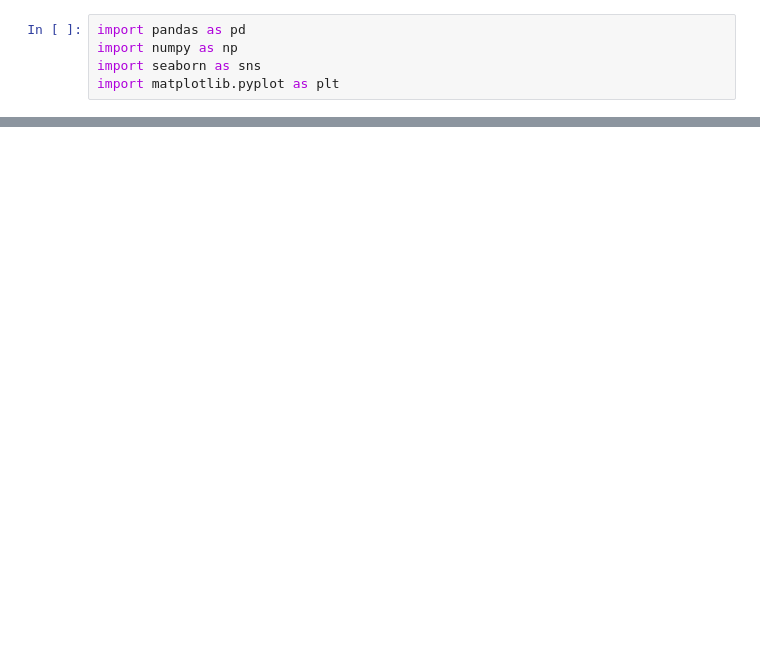
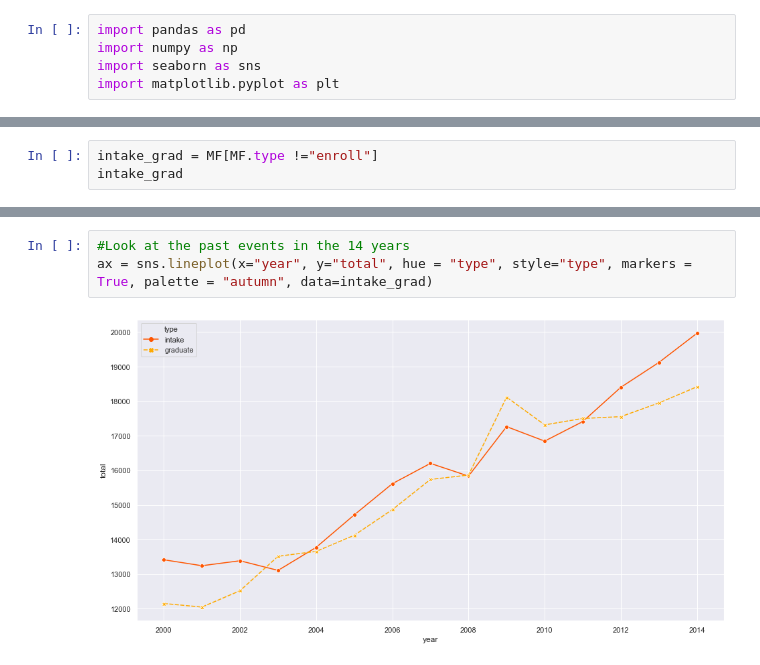
Before and after one commit to jurgen-tan-git/PDS-Assignments, a Jupyter notebook: Assignment 2/Scripts/Graphing/Enroll, Intake & Graduate Graph.ipynb, the cells around one changed output, grey strips where cells are left out. Drawn from its saved outputs; the diff is of its cells as text; blank space fills up the shorter version.

```diff
--- a/Assignment 2/Scripts/Graphing/Enroll, Intake & Graduate Graph.ipynb
+++ b/Assignment 2/Scripts/Graphing/Enroll, Intake & Graduate Graph.ipynb
@@ -56,0 +109,3 @@ plt.show(ax)
+# %%
+intake_grad = MF[MF.type !="enroll"]
+intake_grad
@@ -56,0 +130,5 @@ plt.show(ax)
+# %%
+#Look at the past events in the 14 years
+ax = sns.lineplot(x="year", y="total", hue = "type", style="type", markers = True, palette = "autumn", data=intake_grad)
+# %% [output]
+[figure, added]
```
Also changed, not shown: parts of 9 cells of this notebook, 7 other files.
